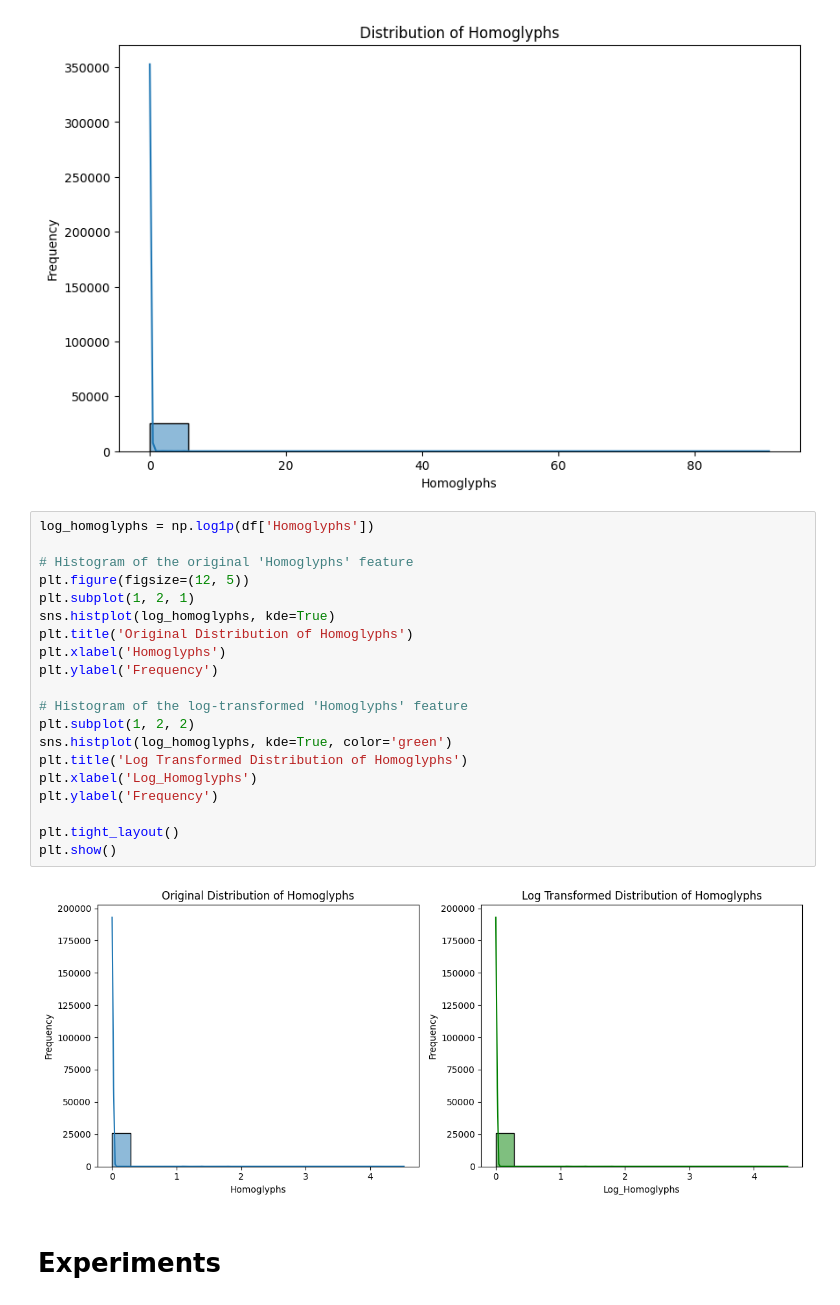
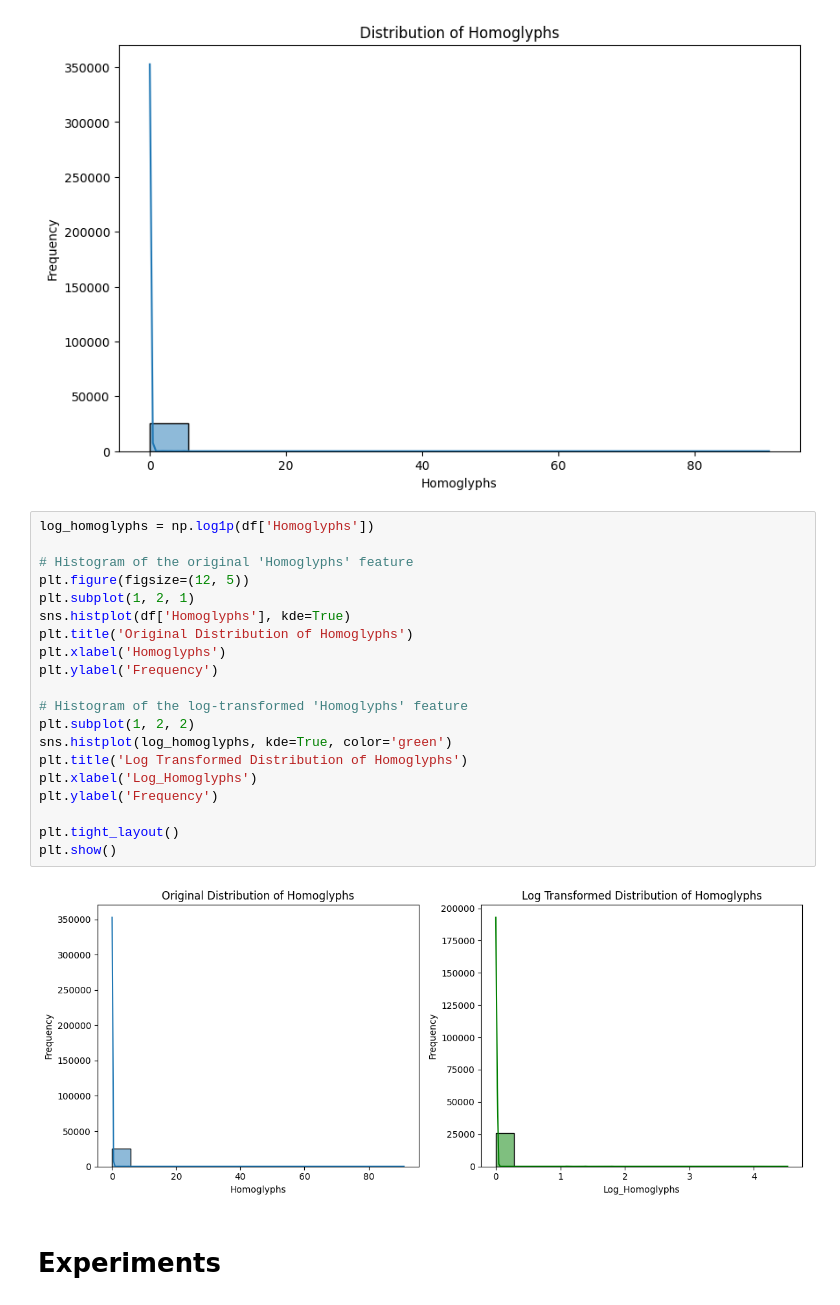
Before and after one commit to S-Cao1031/Summer-2024-ECE-597-Group8, a Jupyter notebook: Week5 - Data Analysis/analysis_features_tfidf.ipynb, the cells around one changed output. Cells and saved outputs as stored; diff of their text form.

```diff
--- a/Week5 - Data Analysis/analysis_features_tfidf.ipynb
+++ b/Week5 - Data Analysis/analysis_features_tfidf.ipynb
@@ -83,25 +83,25 @@ plt.show()
 # %%
 log_homoglyphs = np.log1p(df['Homoglyphs'])
 
 # Histogram of the original 'Homoglyphs' feature
 plt.figure(figsize=(12, 5))
 plt.subplot(1, 2, 1)
-sns.histplot(log_homoglyphs, kde=True)
+sns.histplot(df['Homoglyphs'], kde=True)
 plt.title('Original Distribution of Homoglyphs')
 plt.xlabel('Homoglyphs')
 plt.ylabel('Frequency')
 
 # Histogram of the log-transformed 'Homoglyphs' feature
 plt.subplot(1, 2, 2)
 sns.histplot(log_homoglyphs, kde=True, color='green')
 plt.title('Log Transformed Distribution of Homoglyphs')
 plt.xlabel('Log_Homoglyphs')
 plt.ylabel('Frequency')
 
 plt.tight_layout()
 plt.show()
 # %% [output]
-[figure, old version]
+[figure, new version]
 # %% [markdown]
 # Experiments
 # %%
```
Also changed, not shown: parts of 4 cells of this notebook, 2 other files.
